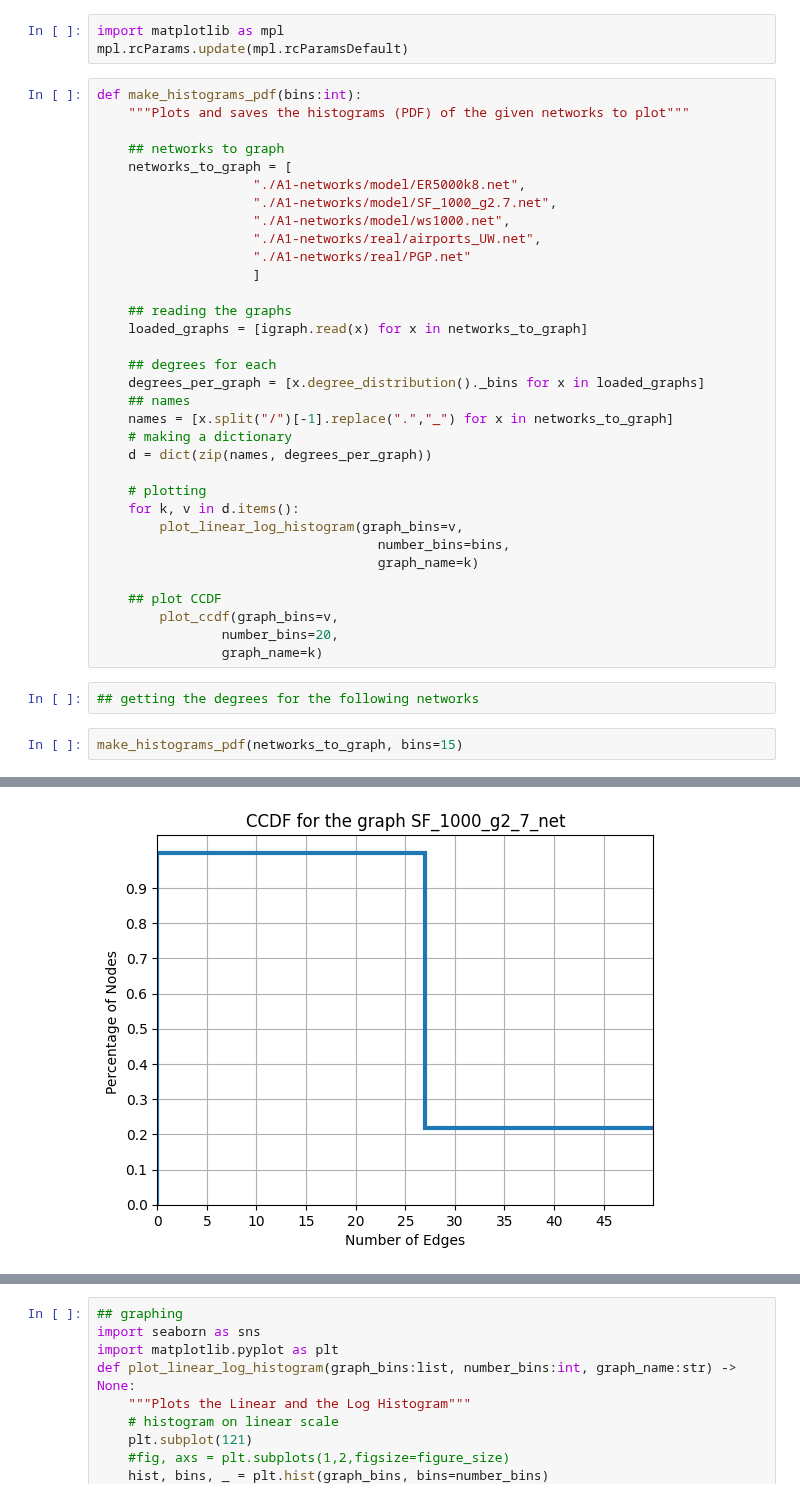
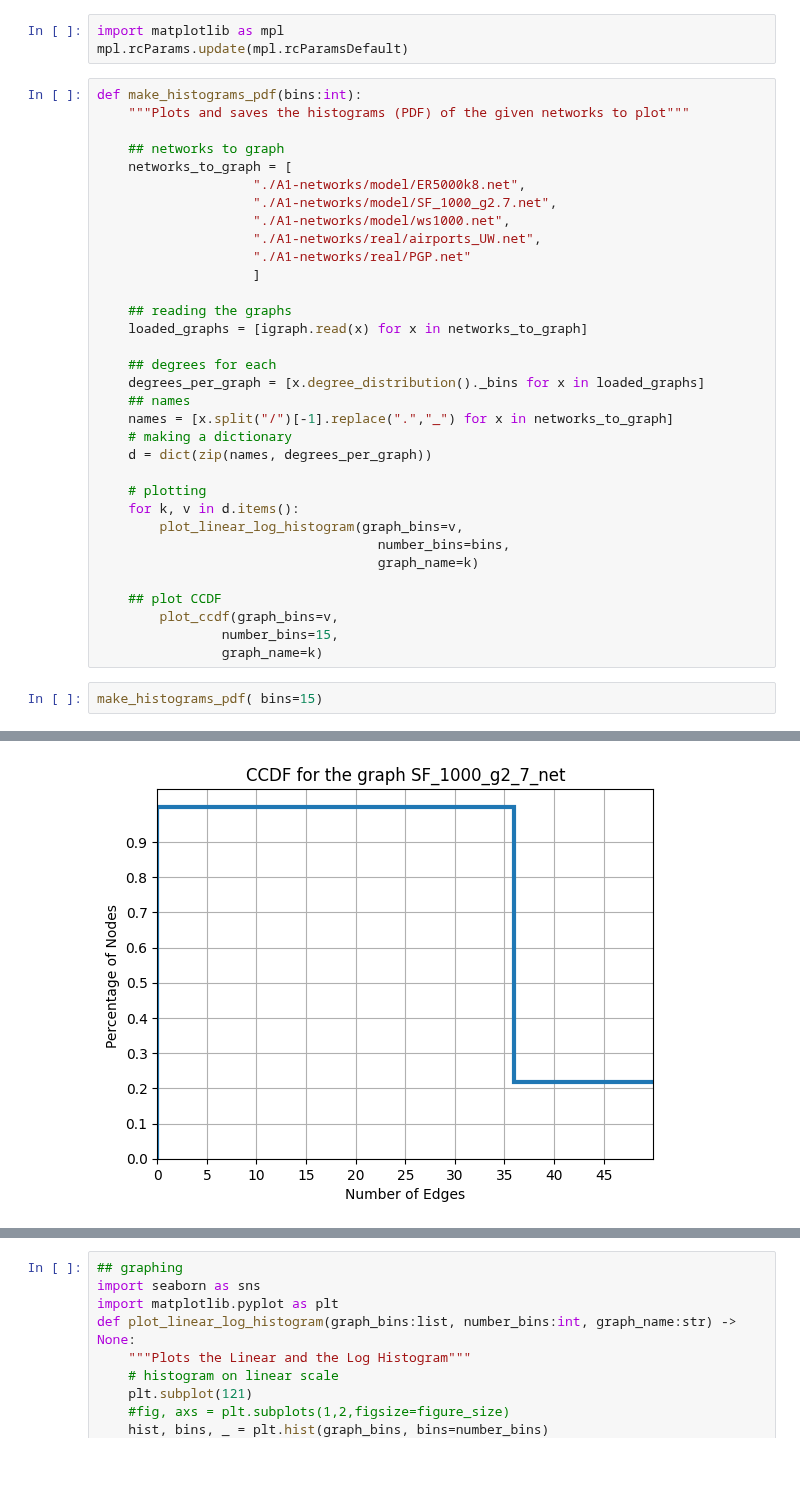
Before and after one commit to EjbejaranosAI/Complex_Networks, a Jupyter notebook: 1_Descriptors/experiments_notebook.ipynb, the cells around one changed output, grey strips where cells are left out. Cells and saved outputs as stored; diff of their text form; blank space fills up the shorter version.

Commit message:
missing CCDF images

```diff
--- a/1_Descriptors/experiments_notebook.ipynb
+++ b/1_Descriptors/experiments_notebook.ipynb
@@ -286,15 +286,13 @@ def make_histograms_pdf(bins:int):
 
     ## plot CCDF
         plot_ccdf(graph_bins=v,
-                number_bins=20,
+                number_bins=15,
                 graph_name=k)
-# %%
-## getting the degrees for the following networks
 # %%
-make_histograms_pdf(networks_to_graph, bins=15)
+make_histograms_pdf( bins=15)
 # %% [output]
 [figure]
 [figure]
 [figure]
-[figure, old version]
+[figure, new version]
 [figure]
```
Also changed, not shown: parts of 2 cells of this notebook, 5 other files.
